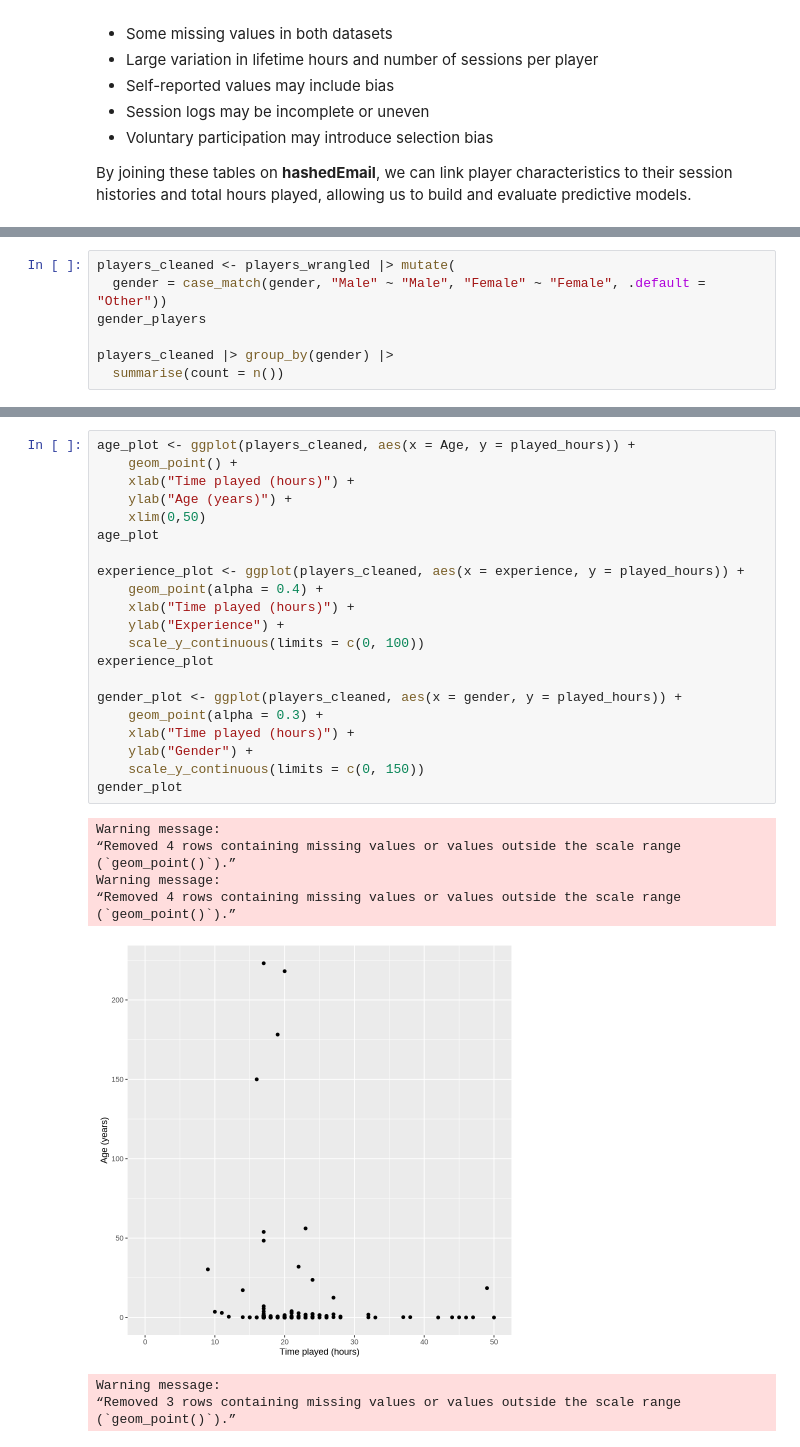
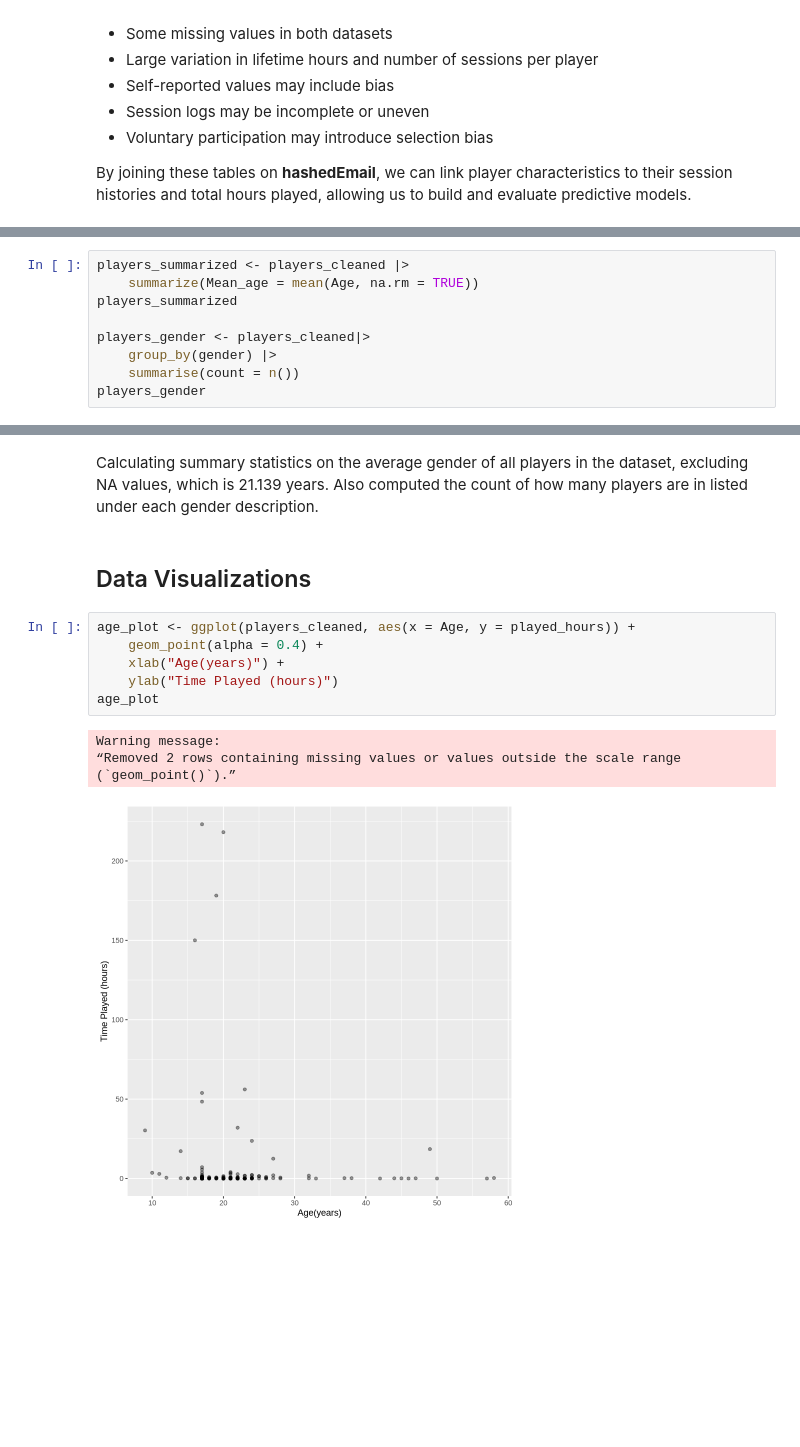
Before and after one commit to nat-ttt/group_project_final, a Jupyter notebook: Group_project.ipynb, the cells around one changed output, grey strips where cells are left out. Cells and saved outputs as stored; diff of their text form; blank space fills up the shorter version.

Commit message:
Section B finalized
Data wrangling and visualizations are complete.

```diff
--- a/Group_project.ipynb
+++ b/Group_project.ipynb
@@ -119,8 +102,10 @@ A data.frame: 1 × 1
 # %%
-players_cleaned <- players_wrangled |> mutate(
-  gender = case_match(gender, "Male" ~ "Male", "Female" ~ "Female", .default = "Other"))
-gender_players
+players_summarized <- players_cleaned |>
+    summarize(Mean_age = mean(Age, na.rm = TRUE))
+players_summarized
 
-players_cleaned |> group_by(gender) |>
-  summarise(count = n())
+players_gender <- players_cleaned|>
+    group_by(gender) |>
+    summarise(count = n())
+players_gender
 # %% [output]
@@ -149,35 +119,18 @@ A tibble: 3 × 2
 | Female | 37 |
 | Male | 124 |
 | Other | 35 |
+# %% [markdown]
+Calculating summary statistics on the average gender of all players in the dataset, excluding NA values, which is 21.139 years. Also computed the count of how many players are in listed under each gender description.
+# %% [markdown]
+## Data Visualizations
 # %%
 age_plot <- ggplot(players_cleaned, aes(x = Age, y = played_hours)) +
-    geom_point() +
-    xlab("Time played (hours)") +
-    ylab("Age (years)") +
-    xlim(0,50)
+    geom_point(alpha = 0.4) +
+    xlab("Age(years)") +
+    ylab("Time Played (hours)")
 age_plot
-
-experience_plot <- ggplot(players_cleaned, aes(x = experience, y = played_hours)) +
-    geom_point(alpha = 0.4) +
-    xlab("Time played (hours)") +
-    ylab("Experience") +
-    scale_y_continuous(limits = c(0, 100))
-experience_plot
-
-gender_plot <- ggplot(players_cleaned, aes(x = gender, y = played_hours)) +
-    geom_point(alpha = 0.3) +
-    xlab("Time played (hours)") +
-    ylab("Gender") +
-    scale_y_continuous(limits = c(0, 150))
-gender_plot
 # %% [output]
 Warning message:
-“Removed 4 rows containing missing values or values outside the scale range
+“Removed 2 rows containing missing values or values outside the scale range
 (`geom_point()`).”
-Warning message:
-“Removed 4 rows containing missing values or values outside the scale range
-(`geom_point()`).”
-[figure, old version]
+[figure, new version]
-Warning message:
-“Removed 3 rows containing missing values or values outside the scale range
-(`geom_point()`).”
```
Also changed, not shown: parts of 11 cells of this notebook.
